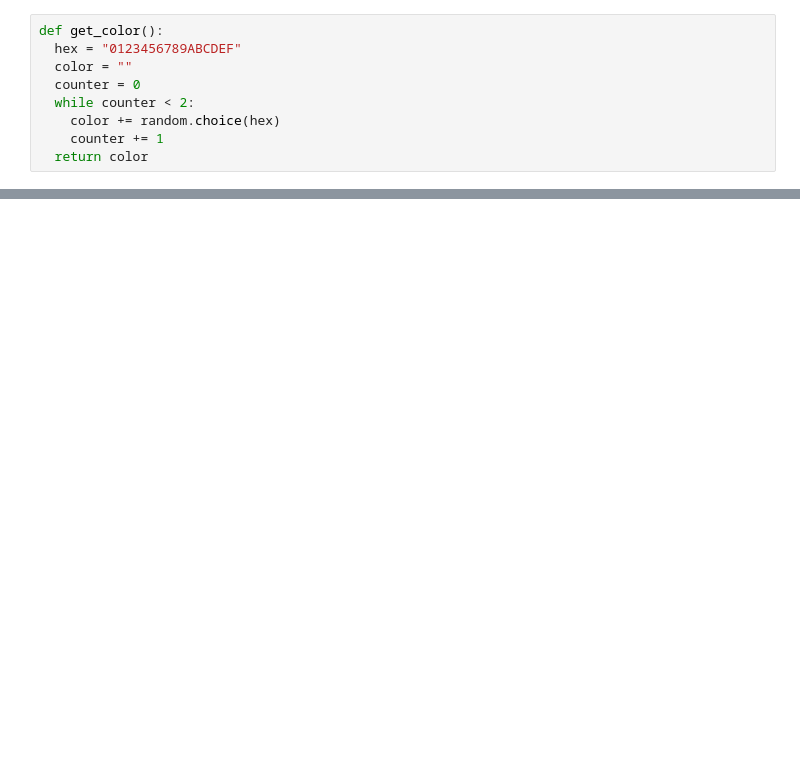
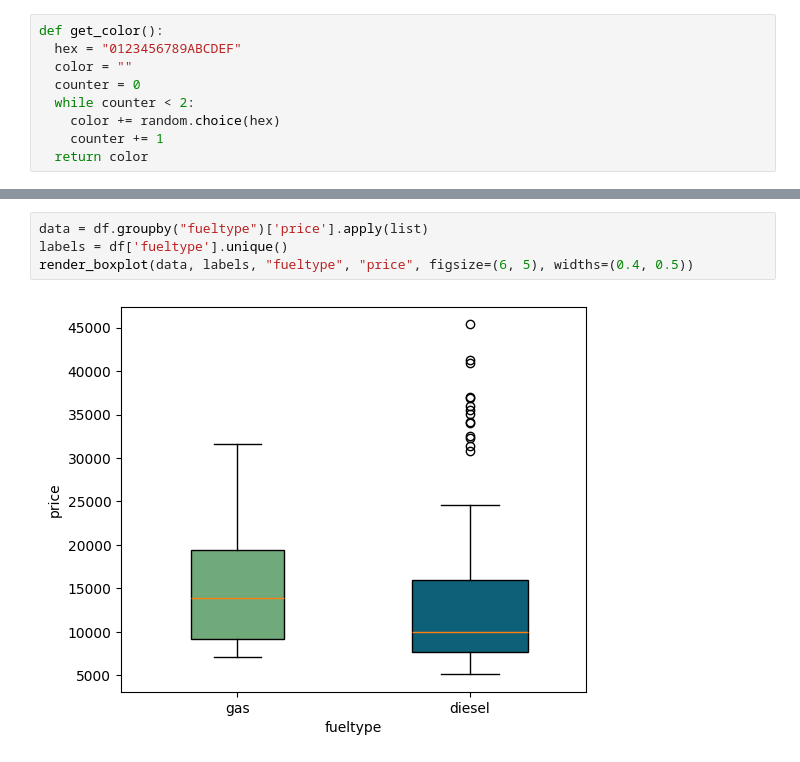
Before and after one commit to finorak/AI-piscine, a Jupyter notebook: module02/ex00/Beginner02.ipynb, the cells around one changed output, grey strips where cells are left out. Drawn from its saved outputs; the diff is of its cells as text; blank space fills up the shorter version.

```diff
--- a/module02/ex00/Beginner02.ipynb
+++ b/module02/ex00/Beginner02.ipynb
@@ -151,0 +141,6 @@ df.describe()
+# %%
+data = df.groupby("fueltype")['price'].apply(list)
+labels = df['fueltype'].unique()
+render_boxplot(data, labels, "fueltype", "price", figsize=(6, 5), widths=(0.4, 0.5))
+# %% [output]
+[figure, added]
```
Also changed, not shown: parts of 10 cells of this notebook.
